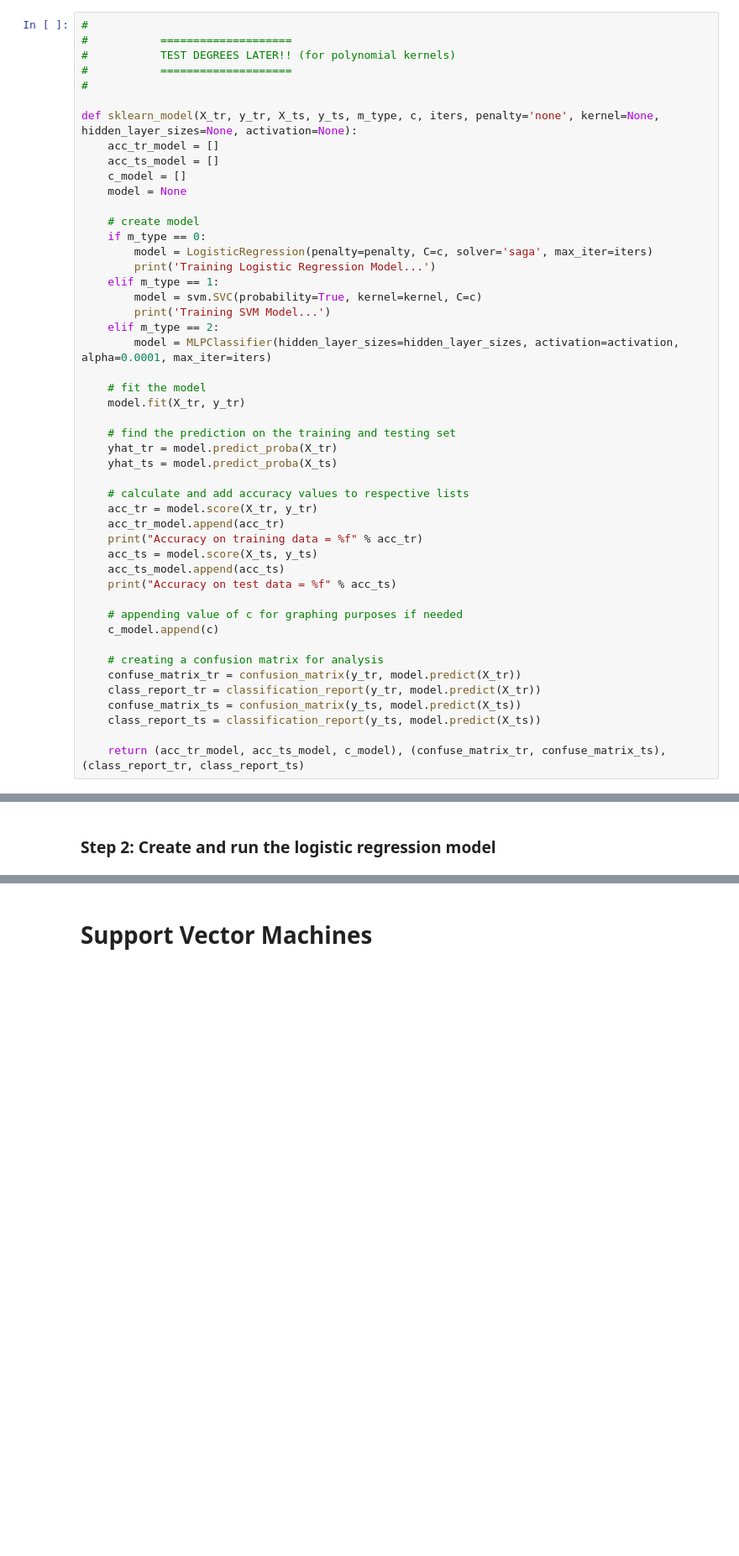
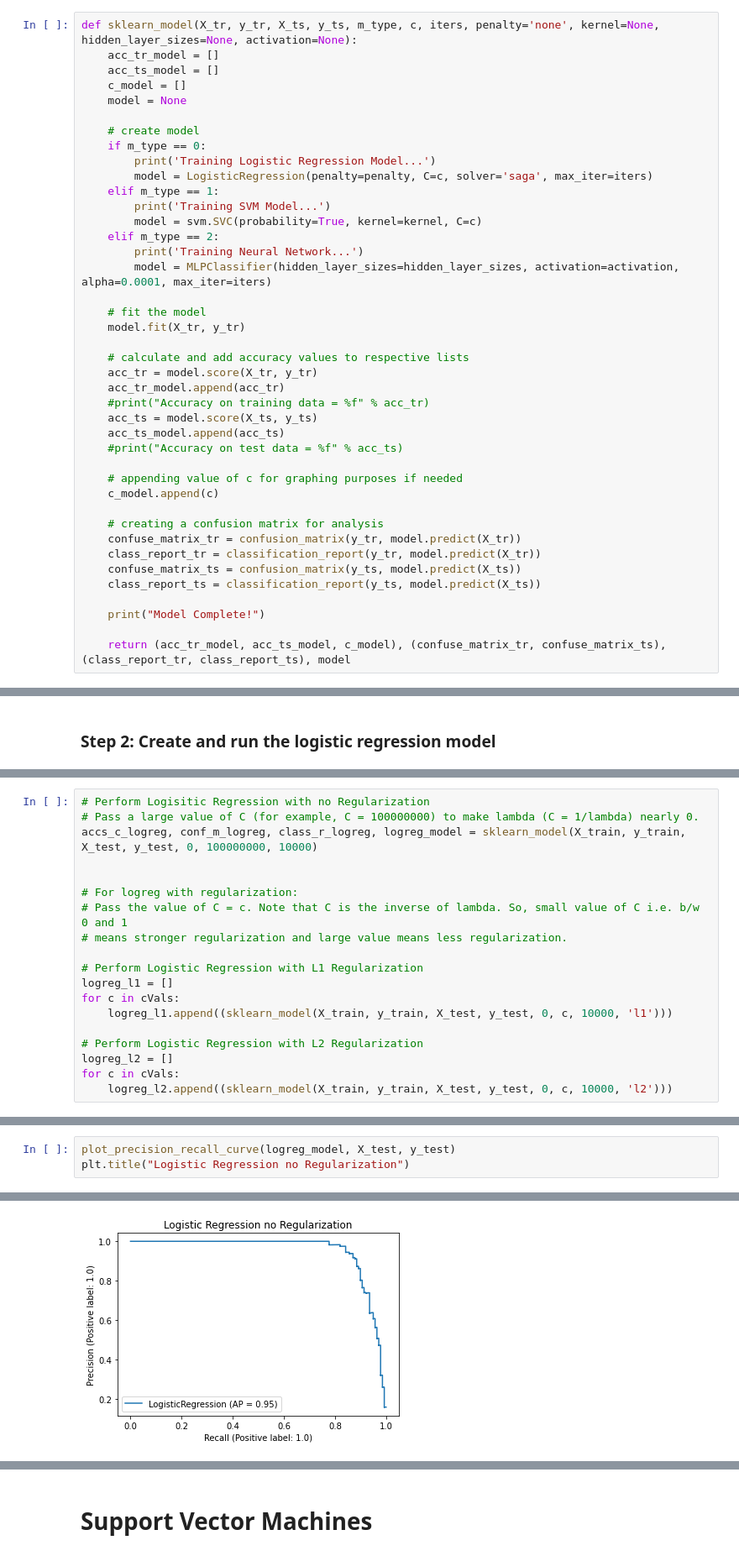
Before and after one commit to HermanLin/credit-card-fraud-detection, a Jupyter notebook: Credit Card Fraud Detection.ipynb, the cells around one changed output, grey strips where cells are left out. Shown: that part at 84% size. Cells and saved outputs as stored; diff of their text form; blank space fills up the shorter version.

```diff
--- a/Credit Card Fraud Detection.ipynb
+++ b/Credit Card Fraud Detection.ipynb
@@ -92,12 +92,6 @@ y = np.array(reduced_data[:,30]) # all rows, last column
 
 We have created a function for easy model testing of the data. By specifying certain parameters, we are able to run either a Logisitic Regression Model (with different regularization methods) or an SVM Model (with different kernels).
 # %%
-#
-#           ====================
-#           TEST DEGREES LATER!! (for polynomial kernels)
-#           ====================
-#
-
 def sklearn_model(X_tr, y_tr, X_ts, y_ts, m_type, c, iters, penalty='none', kernel=None, hidden_layer_sizes=None, activation=None):
     acc_tr_model = []
     acc_ts_model = []
@@ -106,28 +100,25 @@ def sklearn_model(X_tr, y_tr, X_ts, y_ts, m_type, c, iters, penalty='none', kern
 
     # create model
     if m_type == 0:
+        print('Training Logistic Regression Model...')
         model = LogisticRegression(penalty=penalty, C=c, solver='saga', max_iter=iters)
-        print('Training Logistic Regression Model...')
     elif m_type == 1:
+        print('Training SVM Model...')
         model = svm.SVC(probability=True, kernel=kernel, C=c)
-        print('Training SVM Model...')
     elif m_type == 2:
+        print('Training Neural Network...')
         model = MLPClassifier(hidden_layer_sizes=hidden_layer_sizes, activation=activation, alpha=0.0001, max_iter=iters)
 
     # fit the model
     model.fit(X_tr, y_tr)
 
-    # find the prediction on the training and testing set
-    yhat_tr = model.predict_proba(X_tr)
-    yhat_ts = model.predict_proba(X_ts)
-
     # calculate and add accuracy values to respective lists
     acc_tr = model.score(X_tr, y_tr)
     acc_tr_model.append(acc_tr)
-    print("Accuracy on training data = %f" % acc_tr)
+    #print("Accuracy on training data = %f" % acc_tr)
     acc_ts = model.score(X_ts, y_ts)
     acc_ts_model.append(acc_ts)
-    print("Accuracy on test data = %f" % acc_ts)
+    #print("Accuracy on test data = %f" % acc_ts)
 
     # appending value of c for graphing purposes if needed
     c_model.append(c)
@@ -138,7 +129,9 @@ def sklearn_model(X_tr, y_tr, X_ts, y_ts, m_type, c, iters, penalty='none', kern
     confuse_matrix_ts = confusion_matrix(y_ts, model.predict(X_ts))
     class_report_ts = classification_report(y_ts, model.predict(X_ts))
 
-    return (acc_tr_model, acc_ts_model, c_model), (confuse_matrix_tr, confuse_matrix_ts), (class_report_tr, class_report_ts)
+    print("Model Complete!")
+
+    return (acc_tr_model, acc_ts_model, c_model), (confuse_matrix_tr, confuse_matrix_ts), (class_report_tr, class_report_ts), model
 # %% [markdown]
 # Logisitic Regression
 # %% [markdown]
@@ -189,0 +176,19 @@ Accuracy on test data = 0.972912
+# %%
+# Perform Logisitic Regression with no Regularization
+# Pass a large value of C (for example, C = 100000000) to make lambda (C = 1/lambda) nearly 0.
+accs_c_logreg, conf_m_logreg, class_r_logreg, logreg_model = sklearn_model(X_train, y_train, X_test, y_test, 0, 100000000, 10000)
+
+
+# For logreg with regularization:
+# Pass the value of C = c. Note that C is the inverse of lambda. So, small value of C i.e. b/w 0 and 1
+# means stronger regularization and large value means less regularization.
+
+# Perform Logistic Regression with L1 Regularization
+logreg_l1 = []
+for c in cVals:
+    logreg_l1.append((sklearn_model(X_train, y_train, X_test, y_test, 0, c, 10000, 'l1')))
+
+# Perform Logistic Regression with L2 Regularization
+logreg_l2 = []
+for c in cVals:
+    logreg_l2.append((sklearn_model(X_train, y_train, X_test, y_test, 0, c, 10000, 'l2')))
@@ -203,0 +261,4 @@ with open("logreg_results.txt", 'a') as file:
+# %%
+plot_precision_recall_curve(logreg_model, X_test, y_test)
+plt.title("Logistic Regression no Regularization")
+# %% [output]
@@ -203,0 +266 @@ with open("logreg_results.txt", 'a') as file:
+[figure, added]
```
Also changed, not shown: parts of 35 cells of this notebook.
